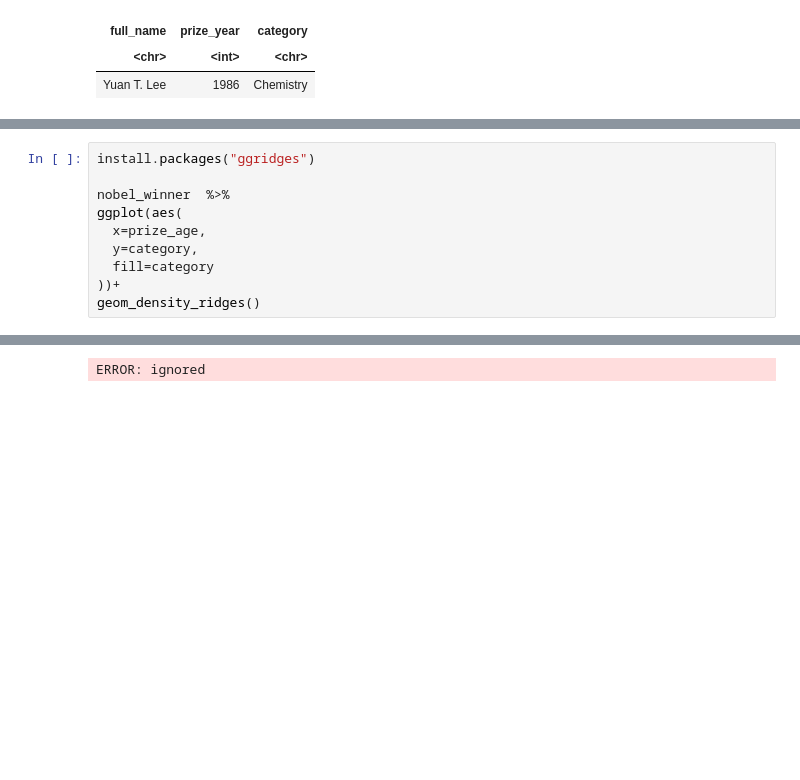
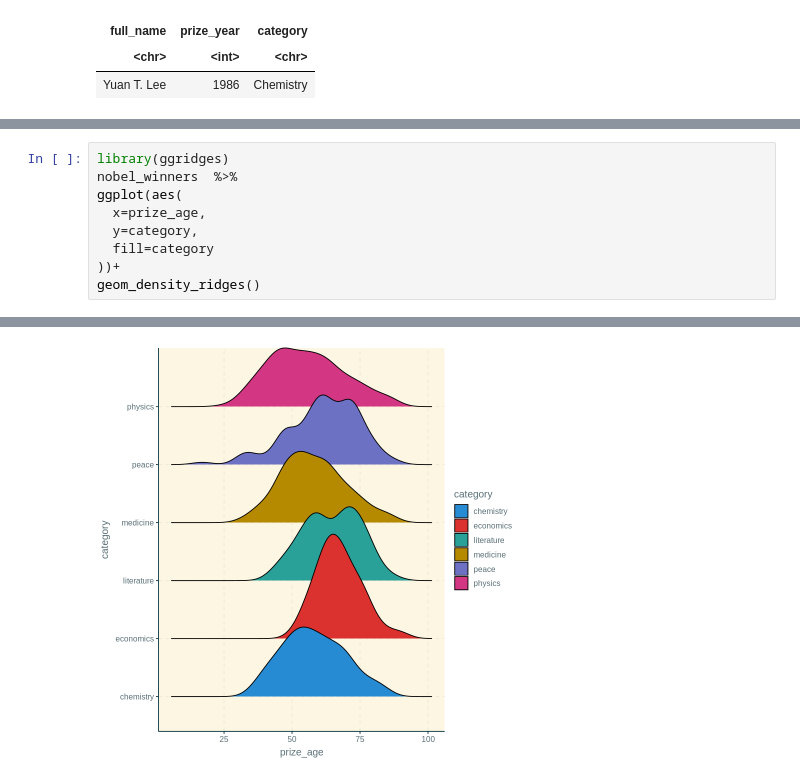
Before and after one commit to ciouu/bigdata, a Jupyter notebook: 0413.ipynb, the cells around one changed output, grey strips where cells are left out. Cells and saved outputs as stored; diff of their text form; blank space fills up the shorter version.

```diff
--- a/0413.ipynb
+++ b/0413.ipynb
@@ -187,7 +233,6 @@ ERROR: ignored
 # %%
-install.packages("ggridges")
-
-nobel_winner  %>%
+library(ggridges)
+nobel_winners  %>%
 ggplot(aes(
   x=prize_age,
   y=category,
@@ -202,2 +247,2 @@ also installing the dependency ‘plyr’
-ERROR: ignored
+[figure, added]
 # %%
```
Also changed, not shown: parts of 14 cells of this notebook.
